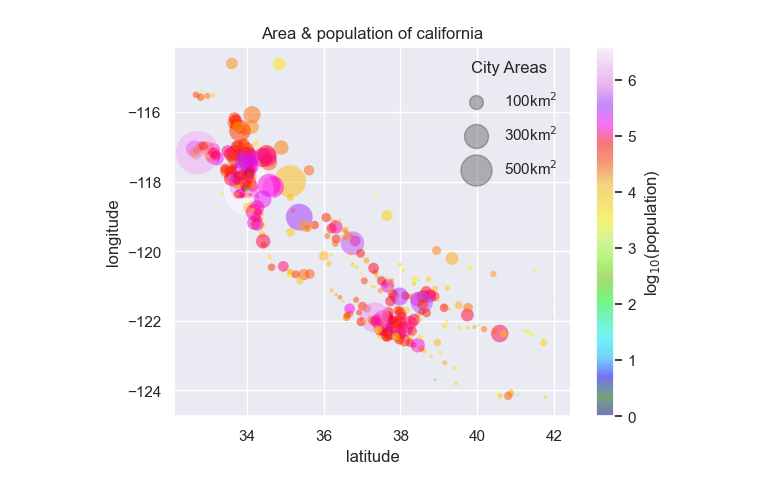
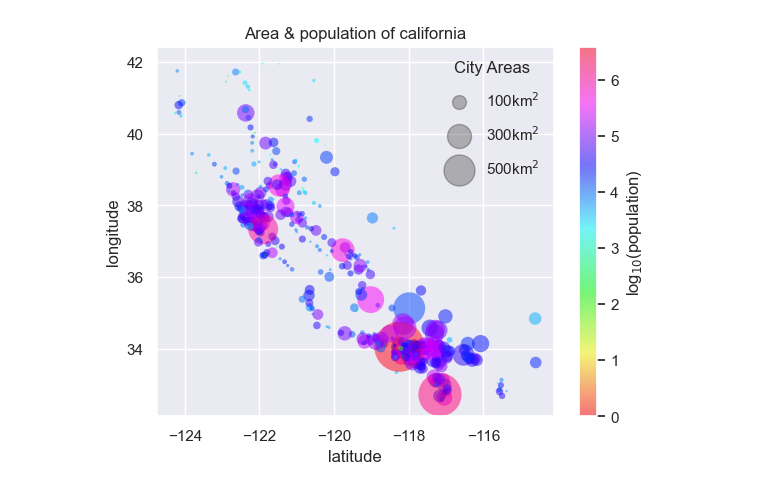
Before and after one commit to Kiana-Jahanshid/PyLearn_MachineLearning, a Jupyter notebook: Assignment_38_ML/california_city.ipynb, the cells around one changed output. Saved outputs shown, nothing was run; the diff lists cells and outputs as text; code cells hidden in the pictures.

```diff
--- a/Assignment_38_ML/california_city.ipynb
+++ b/Assignment_38_ML/california_city.ipynb
@@ -18,19 +18,19 @@ data.head(7)
 | 6 | 6 | Alturas | 41.487222 | -120.542500 | 1332.0 | 4370.0 | 2827 | 2.449 | ... |
 # %%
 
-plt.scatter(data["latd"] , data["longd"] , s=data["area_total_km2"] , alpha=0.5 , linewidths=0 , c=np.log10(data["population_total"]) ,cmap='gist_ncar' )
+plt.scatter(data["longd"] , data["latd"] , s=data["area_total_km2"] , alpha=0.5 , linewidths=0 , c=np.log10(data["population_total"]) ,cmap='hsv' )
 #map of cities
 
 
 plt.colorbar(label='log$_{10}$(population)')
 plt.title("Area & population of california")
 plt.xlabel("latitude")
 plt.ylabel("longitude")
 for area in [100, 300, 500]:
     plt.scatter([], [], c='k', alpha=0.3, s=area, label=str(area) + 'km$^2$')
 
 plt.legend(scatterpoints=1, frameon=False, labelspacing=1, title='City Areas')
 
 plt.show()
 # %% [output]
-[figure, old version]
+[figure, new version]
```
Also changed, not shown: 1 other file.
